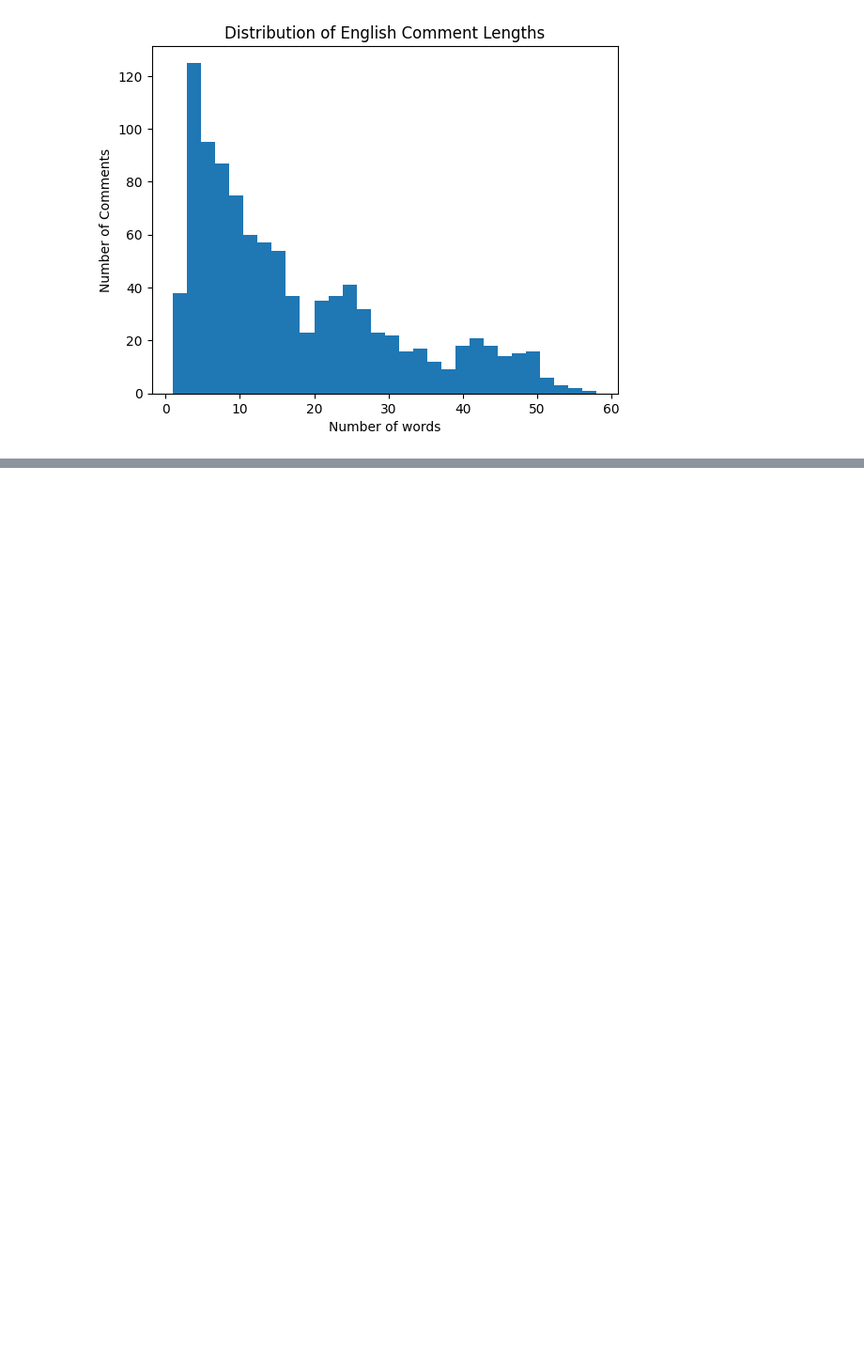
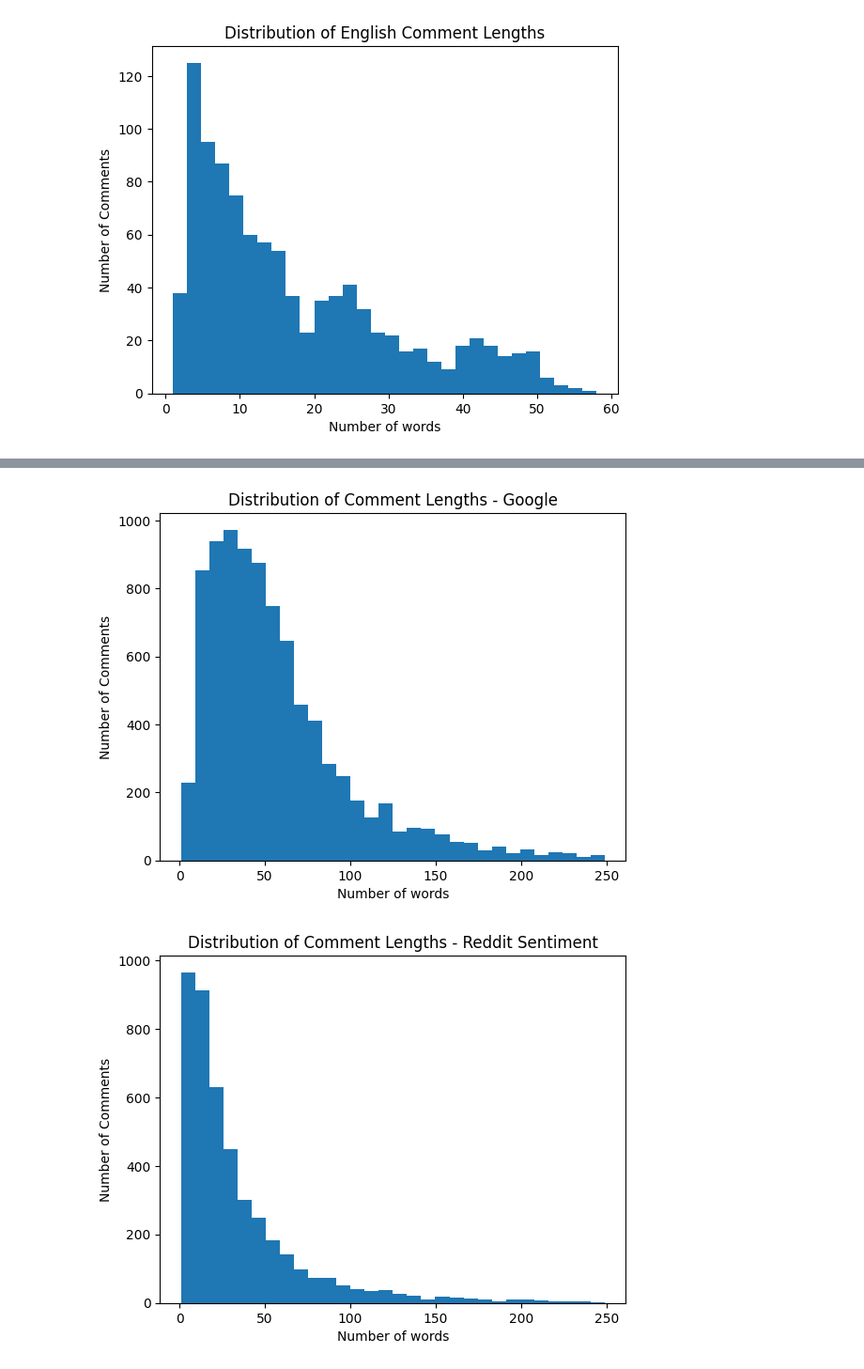
Before and after one commit to elenanespolo/Sentiment_Sarcasm_Analysis, a Jupyter notebook: dataset.ipynb, the cells around one changed output, grey strips where cells are left out. Shown at 94% size. Drawn from its saved outputs; the diff is of its cells as text; code cells hidden in the pictures; blank space fills up the shorter version.

```diff
--- a/dataset.ipynb
+++ b/dataset.ipynb
@@ -267,0 +291,24 @@ plt.show()
+# %%
+nr_words_google = [text.split().__len__() for text in besstie_df.loc[besstie_df['source'] == 'Google', 'text'] if text.split().__len__() < 250]
+plt.hist(nr_words_google, bins=30)
+plt.xlabel('Number of words')
+plt.ylabel('Number of Comments')
+plt.title('Distribution of Comment Lengths - Google')
+plt.show()
+
+nr_words_reddit_sentiment = [text.split().__len__() for text in besstie_df.loc[(besstie_df['source'] == 'Reddit') & (besstie_df['task'] == 'Sentiment'), 'text'] if text.split().__len__() < 250]
+plt.hist(nr_words_reddit_sentiment, bins=30)
+plt.xlabel('Number of words')
+plt.ylabel('Number of Comments')
+plt.title('Distribution of Comment Lengths - Reddit Sentiment')
+plt.show()
+
+nr_words_reddit_sarcasm = [text.split().__len__() for text in besstie_df.loc[(besstie_df['source'] == 'Reddit') & (besstie_df['task'] == 'Sarcasm'), 'text'] if text.split().__len__() < 250]
+plt.hist(nr_words_reddit_sarcasm, bins=30)
+plt.xlabel('Number of words')
+plt.ylabel('Number of Comments')
+plt.title('Distribution of Comment Lengths - Reddit Sarcasm')
+plt.show()
+# %% [output]
+[figure, added]
+[figure, added]
```
Also changed, not shown: parts of 6 cells of this notebook, 5 other files.
